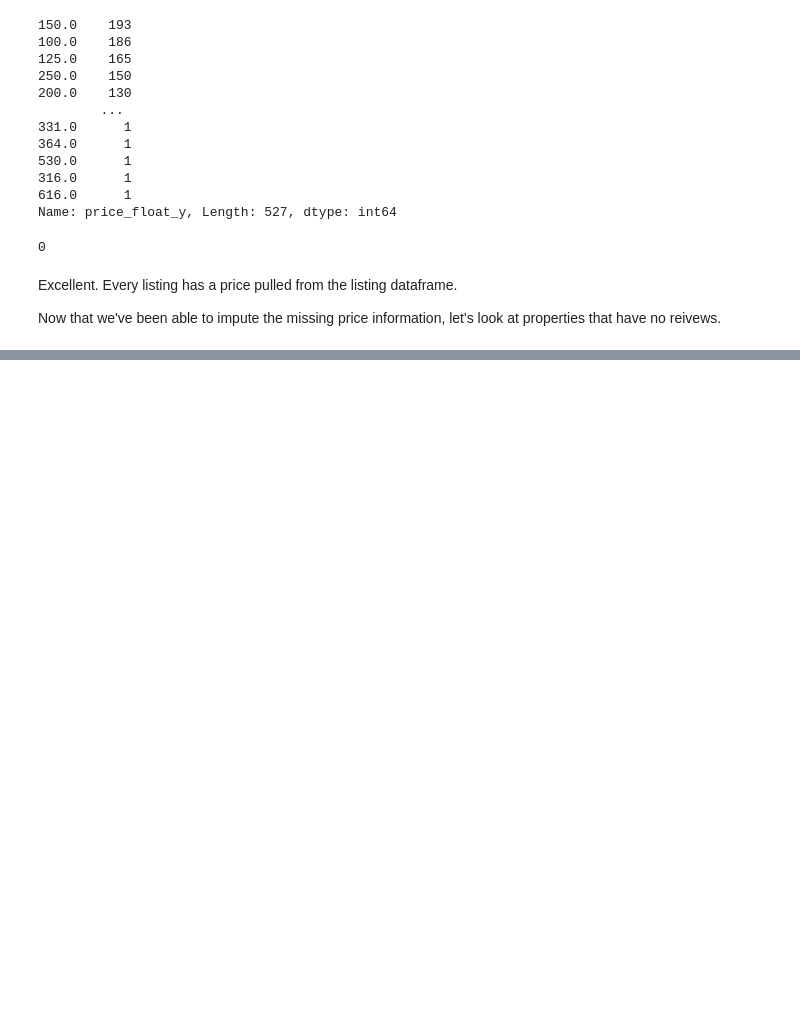
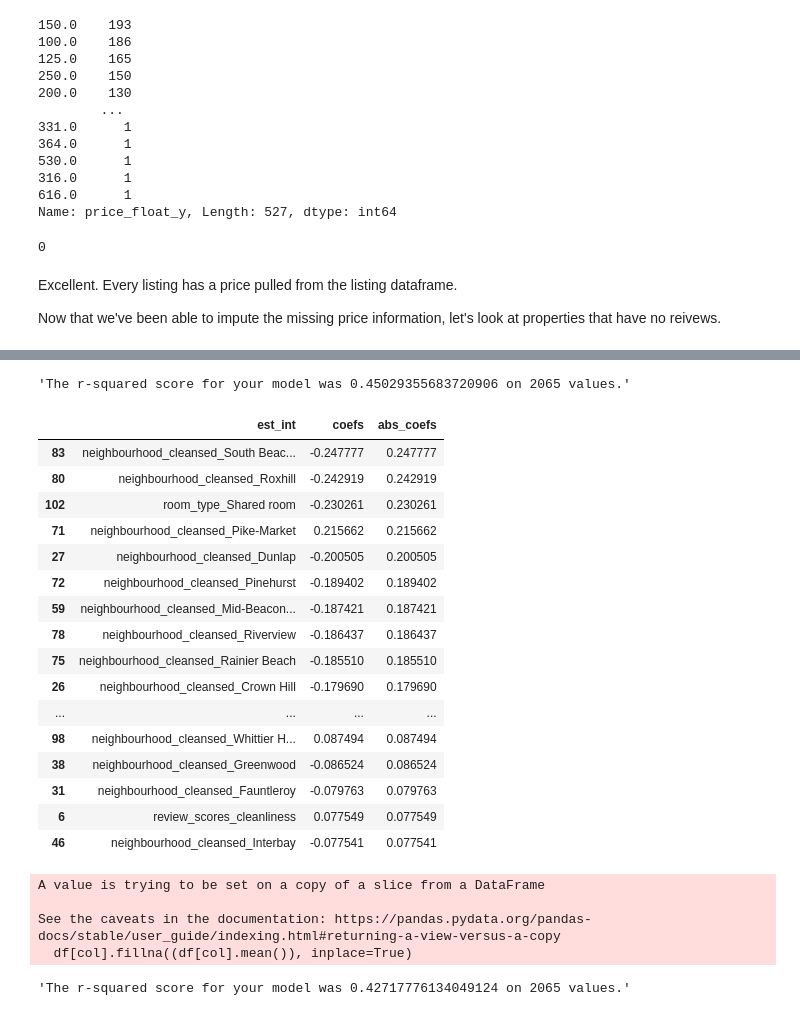
Before and after one commit to demccusker/AirBnB_analysis, a Jupyter notebook: AirBnB_Analysis.ipynb, the cells around one changed output, grey strips where cells are left out. Drawn from its saved outputs; the diff is of its cells as text; code cells hidden in the pictures; blank space fills up the shorter version.

```diff
--- a/AirBnB_Analysis.ipynb
+++ b/AirBnB_Analysis.ipynb
@@ -526,0 +861,75 @@ Now that we've been able to impute the missing price information, let's look at
+# %%
+X_train, X_test, y_train, y_test = train_test_split(X, y, test_size = .30, random_state=42)
+
+#Four steps:
+
+#Instantiate
+lm_model = LinearRegression()
+
+#Fit
+lm_model.fit(X_train, y_train)
+
+#Predict and score the model
+y_test_preds = lm_model.predict(X_test)
+
+#Rsquared and y_test
+rsquared_score = r2_score(y_test, y_test_preds)
+length_y_test = len(y_test)
+
+"The r-squared score for your model was {} on {} values.".format(rsquared_score, length_y_test)
+# %% [output]
+'The r-squared score for your model was 0.45029355683720906 on 2065 values.'
+# %%
+#Use the function
+coef_df = coef_weights(lm_model.coef_, X_train)
+
+#A quick look at the top results
+coef_df.head(50)
+# %% [output]
+|  | est_int | coefs | abs_coefs |
+| 83 | neighbourhood_cleansed_South Beac... | -0.247777 | 0.247777 |
+| 80 | neighbourhood_cleansed_Roxhill | -0.242919 | 0.242919 |
+| 102 | room_type_Shared room | -0.230261 | 0.230261 |
+| 71 | neighbourhood_cleansed_Pike-Market | 0.215662 | 0.215662 |
+| 27 | neighbourhood_cleansed_Dunlap | -0.200505 | 0.200505 |
+| 72 | neighbourhood_cleansed_Pinehurst | -0.189402 | 0.189402 |
+| 59 | neighbourhood_cleansed_Mid-Beacon... | -0.187421 | 0.187421 |
+| 78 | neighbourhood_cleansed_Riverview | -0.186437 | 0.186437 |
+| 75 | neighbourhood_cleansed_Rainier Beach | -0.185510 | 0.185510 |
+| 26 | neighbourhood_cleansed_Crown Hill | -0.179690 | 0.179690 |
+| ... | ... | ... | ... |
+| 98 | neighbourhood_cleansed_Whittier H... | 0.087494 | 0.087494 |
+| 38 | neighbourhood_cleansed_Greenwood | -0.086524 | 0.086524 |
+| 31 | neighbourhood_cleansed_Fauntleroy | -0.079763 | 0.079763 |
+| 6 | review_scores_cleanliness | 0.077549 | 0.077549 |
+| 46 | neighbourhood_cleansed_Interbay | -0.077541 | 0.077541 |
+# %%
+X, y = clean_data_log(merged_df,["neighbourhood_group_cleansed","room_type","accommodates","beds","minimum_nights_avg_ntm","maximum_nights_avg_ntm","review_scores_rating",
+"review_scores_accuracy","review_scores_cleanliness","review_scores_checkin","review_scores_communication","review_scores_location","review_scores_value",
+"instant_bookable","no_of_bathrooms","shared"] , 'price_float_y')
+# %% [output]
+A value is trying to be set on a copy of a slice from a DataFrame
+
+See the caveats in the documentation: https://pandas.pydata.org/pandas-docs/stable/user_guide/indexing.html#returning-a-view-versus-a-copy
+  df[col].fillna((df[col].mean()), inplace=True)
+# %%
+X_train, X_test, y_train, y_test = train_test_split(X, y, test_size = .30, random_state=42)
+
+#Four steps:
+
+#Instantiate
+lm_model = LinearRegression()
+
+#Fit
+lm_model.fit(X_train, y_train)
+
+#Predict and score the model
+y_test_preds = lm_model.predict(X_test)
+
+#Rsquared and y_test
+rsquared_score = r2_score(y_test, y_test_preds)
+length_y_test = len(y_test)
+
+"The r-squared score for your model was {} on {} values.".format(rsquared_score, length_y_test)
+# %% [output]
+'The r-squared score for your model was 0.42717776134049124 on 2065 values.'
```
Also changed, not shown: parts of 24 cells of this notebook.
